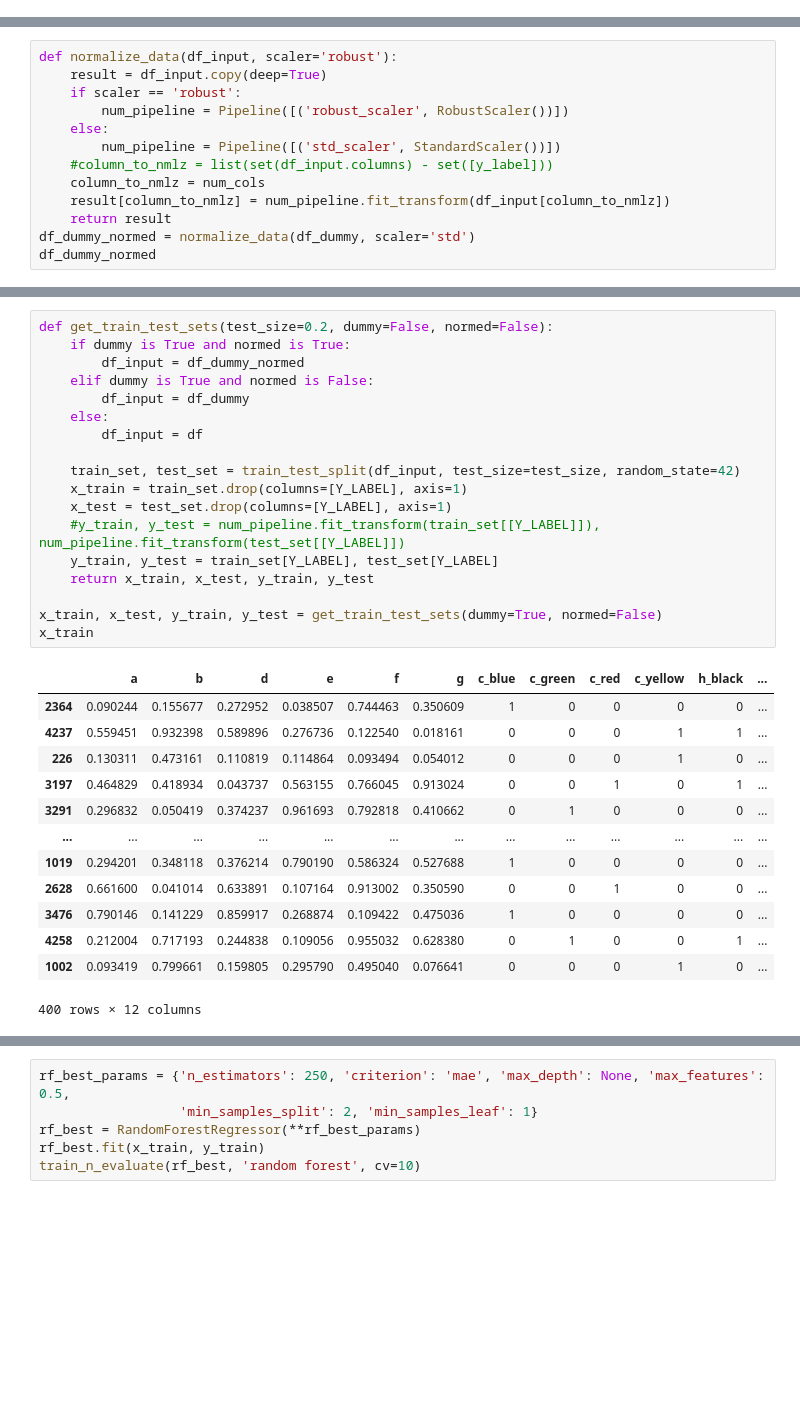
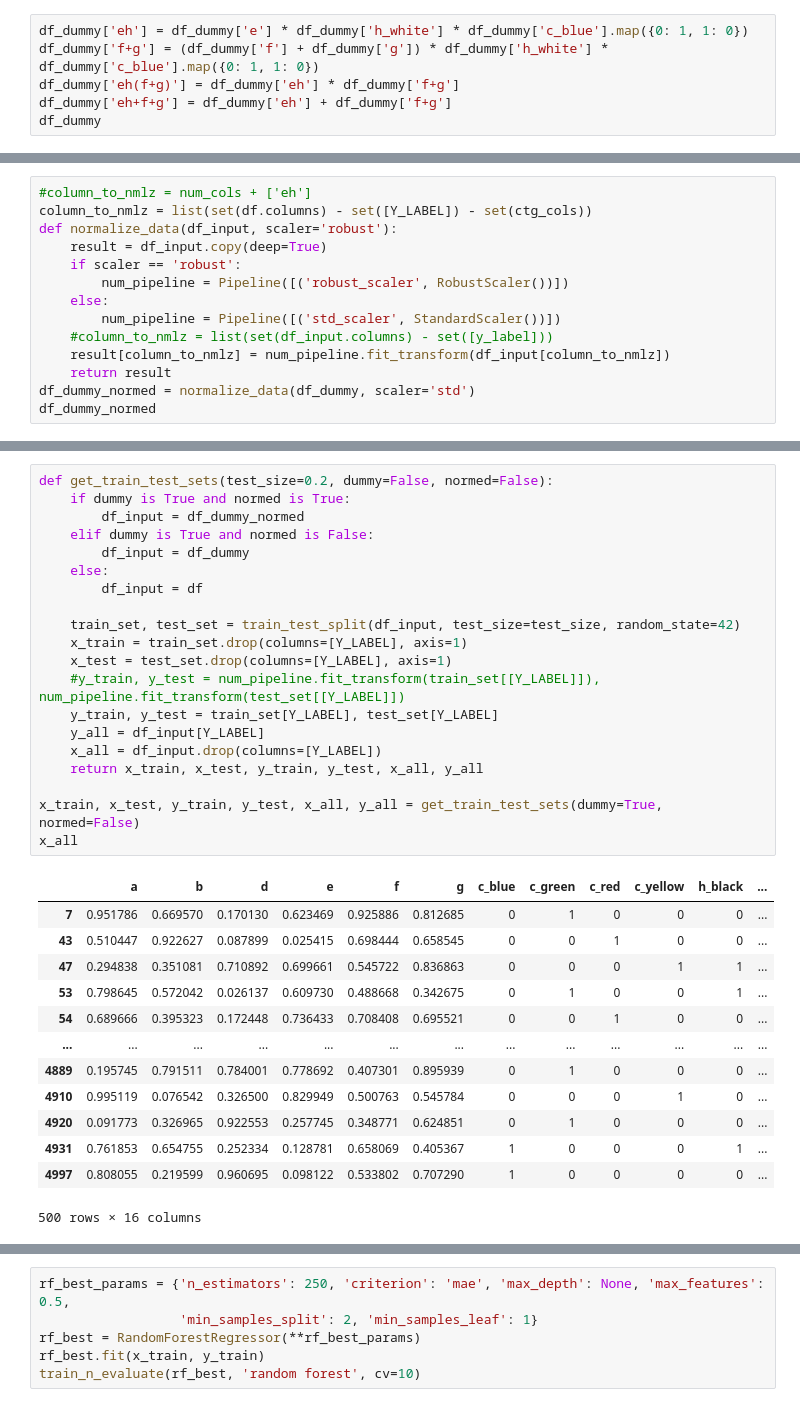
Before and after one commit to telenovelachuan/adobe_model_training, a Jupyter notebook: notebooks/regression.ipynb, the cells around one changed output, grey strips where cells are left out. Cells and saved outputs as stored; diff of their text form; blank space fills up the shorter version.

```diff
--- a/notebooks/regression.ipynb
+++ b/notebooks/regression.ipynb
@@ -32,3 +32,9 @@ df_dummy
 | 4931 | 0.761853 | 0.654755 | 0.252334 | 0.128781 | 0.658069 | 0.405367 | 1.259850 | 1 | 0 | 0 | 0 | ... |
 | 4997 | 0.808055 | 0.219599 | 0.960695 | 0.098122 | 0.533802 | 0.707290 | 1.920295 | 1 | 0 | 0 | 0 | ... |
 500 rows × 13 columns
+# %%
+df_dummy['eh'] = df_dummy['e'] * df_dummy['h_white'] * df_dummy['c_blue'].map({0: 1, 1: 0})
+df_dummy['f+g'] = (df_dummy['f'] + df_dummy['g']) * df_dummy['h_white'] * df_dummy['c_blue'].map({0: 1, 1: 0})
+df_dummy['eh(f+g)'] = df_dummy['eh'] * df_dummy['f+g']
+df_dummy['eh+f+g'] = df_dummy['eh'] + df_dummy['f+g']
+df_dummy
@@ -35,4 +55,6 @@ df_dummy
 # %%
+#column_to_nmlz = num_cols + ['eh']
+column_to_nmlz = list(set(df.columns) - set([Y_LABEL]) - set(ctg_cols))
 def normalize_data(df_input, scaler='robust'):
     result = df_input.copy(deep=True)
     if scaler == 'robust':
@@ -40,7 +62,6 @@ def normalize_data(df_input, scaler='robust'):
     else:
         num_pipeline = Pipeline([('std_scaler', StandardScaler())])
     #column_to_nmlz = list(set(df_input.columns) - set([y_label]))
-    column_to_nmlz = num_cols
     result[column_to_nmlz] = num_pipeline.fit_transform(df_input[column_to_nmlz])
     return result
 df_dummy_normed = normalize_data(df_dummy, scaler='std')
@@ -62,33 +83,35 @@ df_dummy_normed
 # %%
 def get_train_test_sets(test_size=0.2, dummy=False, normed=False):
     if dummy is True and normed is True:
         df_input = df_dummy_normed
     elif dummy is True and normed is False:
         df_input = df_dummy
     else:
         df_input = df
 
     train_set, test_set = train_test_split(df_input, test_size=test_size, random_state=42)
     x_train = train_set.drop(columns=[Y_LABEL], axis=1)
     x_test = test_set.drop(columns=[Y_LABEL], axis=1)
     #y_train, y_test = num_pipeline.fit_transform(train_set[[Y_LABEL]]), num_pipeline.fit_transform(test_set[[Y_LABEL]])
     y_train, y_test = train_set[Y_LABEL], test_set[Y_LABEL]
-    return x_train, x_test, y_train, y_test
+    y_all = df_input[Y_LABEL]
+    x_all = df_input.drop(columns=[Y_LABEL])
+    return x_train, x_test, y_train, y_test, x_all, y_all
 
-x_train, x_test, y_train, y_test = get_train_test_sets(dummy=True, normed=False)
-x_train
+x_train, x_test, y_train, y_test, x_all, y_all = get_train_test_sets(dummy=True, normed=False)
+x_all
 # %% [output]
 |  | a | b | d | e | f | g | c_blue | c_green | c_red | c_yellow | h_black | ... |
-| 2364 | 0.090244 | 0.155677 | 0.272952 | 0.038507 | 0.744463 | 0.350609 | 1 | 0 | 0 | 0 | 0 | ... |
-| 4237 | 0.559451 | 0.932398 | 0.589896 | 0.276736 | 0.122540 | 0.018161 | 0 | 0 | 0 | 1 | 1 | ... |
-| 226 | 0.130311 | 0.473161 | 0.110819 | 0.114864 | 0.093494 | 0.054012 | 0 | 0 | 0 | 1 | 0 | ... |
-| 3197 | 0.464829 | 0.418934 | 0.043737 | 0.563155 | 0.766045 | 0.913024 | 0 | 0 | 1 | 0 | 1 | ... |
-| 3291 | 0.296832 | 0.050419 | 0.374237 | 0.961693 | 0.792818 | 0.410662 | 0 | 1 | 0 | 0 | 0 | ... |
+| 7 | 0.951786 | 0.669570 | 0.170130 | 0.623469 | 0.925886 | 0.812685 | 0 | 1 | 0 | 0 | 0 | ... |
+| 43 | 0.510447 | 0.922627 | 0.087899 | 0.025415 | 0.698444 | 0.658545 | 0 | 0 | 1 | 0 | 0 | ... |
+| 47 | 0.294838 | 0.351081 | 0.710892 | 0.699661 | 0.545722 | 0.836863 | 0 | 0 | 0 | 1 | 1 | ... |
+| 53 | 0.798645 | 0.572042 | 0.026137 | 0.609730 | 0.488668 | 0.342675 | 0 | 1 | 0 | 0 | 1 | ... |
+| 54 | 0.689666 | 0.395323 | 0.172448 | 0.736433 | 0.708408 | 0.695521 | 0 | 0 | 1 | 0 | 0 | ... |
 | ... | ... | ... | ... | ... | ... | ... | ... | ... | ... | ... | ... | ... |
-| 1019 | 0.294201 | 0.348118 | 0.376214 | 0.790190 | 0.586324 | 0.527688 | 1 | 0 | 0 | 0 | 0 | ... |
-| 2628 | 0.661600 | 0.041014 | 0.633891 | 0.107164 | 0.913002 | 0.350590 | 0 | 0 | 1 | 0 | 0 | ... |
-| 3476 | 0.790146 | 0.141229 | 0.859917 | 0.268874 | 0.109422 | 0.475036 | 1 | 0 | 0 | 0 | 0 | ... |
-| 4258 | 0.212004 | 0.717193 | 0.244838 | 0.109056 | 0.955032 | 0.628380 | 0 | 1 | 0 | 0 | 1 | ... |
-| 1002 | 0.093419 | 0.799661 | 0.159805 | 0.295790 | 0.495040 | 0.076641 | 0 | 0 | 0 | 1 | 0 | ... |
+| 4889 | 0.195745 | 0.791511 | 0.784001 | 0.778692 | 0.407301 | 0.895939 | 0 | 1 | 0 | 0 | 0 | ... |
+| 4910 | 0.995119 | 0.076542 | 0.326500 | 0.829949 | 0.500763 | 0.545784 | 0 | 0 | 0 | 1 | 0 | ... |
+| 4920 | 0.091773 | 0.326965 | 0.922553 | 0.257745 | 0.348771 | 0.624851 | 0 | 1 | 0 | 0 | 0 | ... |
+| 4931 | 0.761853 | 0.654755 | 0.252334 | 0.128781 | 0.658069 | 0.405367 | 1 | 0 | 0 | 0 | 1 | ... |
+| 4997 | 0.808055 | 0.219599 | 0.960695 | 0.098122 | 0.533802 | 0.707290 | 1 | 0 | 0 | 0 | 0 | ... |
-400 rows × 12 columns
+500 rows × 16 columns
 # %%
```
Also changed, not shown: parts of 13 cells of this notebook.
